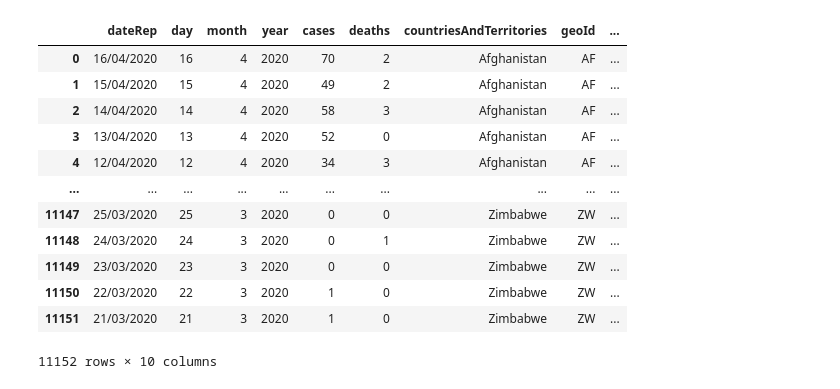
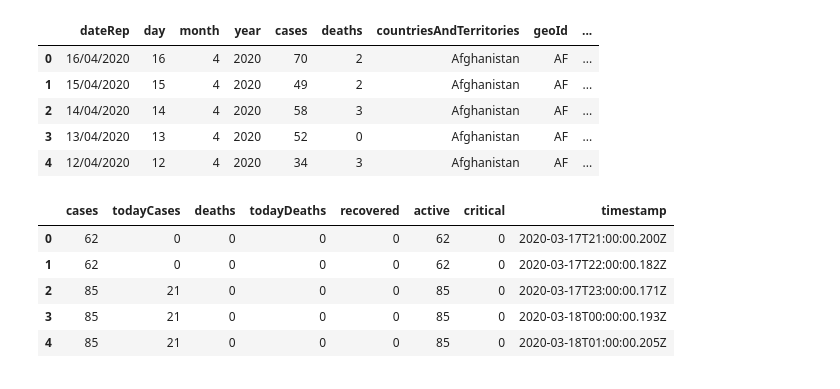
Before and after one commit to tshepojrampai/Covid-19, a Jupyter notebook: globals.ipynb, the cells around one changed output. Saved outputs shown, nothing was run; the diff lists cells and outputs as text; code cells hidden in the pictures.

```diff
--- a/globals.ipynb
+++ b/globals.ipynb
@@ -696,27 +184,25 @@ url4 = 'https://covid19.soficoop.com/country/za'
 # %%
 # url5 = 'https://api.covid19api.com/total/dayone/country/south-africa'
 # df5 = pd.read_json(url5, orient='columns')
 # url6 = 'https://api.covid19api.com/all?from=2020-04-01T00:00:00Z&to=2020-04-12T00:00:00Z'
 df6 = pd.read_csv('covid.csv',delimiter=',')
-df6
+df6.head()
 # %% [output]
 |  | dateRep | day | month | year | cases | deaths | countriesAndTerritories | geoId | ... |
 | 0 | 16/04/2020 | 16 | 4 | 2020 | 70 | 2 | Afghanistan | AF | ... |
 | 1 | 15/04/2020 | 15 | 4 | 2020 | 49 | 2 | Afghanistan | AF | ... |
 | 2 | 14/04/2020 | 14 | 4 | 2020 | 58 | 3 | Afghanistan | AF | ... |
 | 3 | 13/04/2020 | 13 | 4 | 2020 | 52 | 0 | Afghanistan | AF | ... |
 | 4 | 12/04/2020 | 12 | 4 | 2020 | 34 | 3 | Afghanistan | AF | ... |
-| ... | ... | ... | ... | ... | ... | ... | ... | ... | ... |
-| 11147 | 25/03/2020 | 25 | 3 | 2020 | 0 | 0 | Zimbabwe | ZW | ... |
-| 11148 | 24/03/2020 | 24 | 3 | 2020 | 0 | 1 | Zimbabwe | ZW | ... |
-| 11149 | 23/03/2020 | 23 | 3 | 2020 | 0 | 0 | Zimbabwe | ZW | ... |
-| 11150 | 22/03/2020 | 22 | 3 | 2020 | 1 | 0 | Zimbabwe | ZW | ... |
-| 11151 | 21/03/2020 | 21 | 3 | 2020 | 1 | 0 | Zimbabwe | ZW | ... |
-11152 rows × 10 columns
 # %%
-
+#Daily Commulative dataframe
 df4 = requests.get(url4).json()
 df4= pd.json_normalize(df4,record_path ='snapshots')
-# df5 = pd.read_csv('https://raw.githubusercontent.com/dsfsi/covid19za/master/data/covid19za_provincial_cumulative_timeline_confirmed.csv')
-# df5 = df5.fillna(0)
-# df5 = df5.drop(['YYYYMMDD'],axis=1)
+df4.head()
+# %% [output]
+|  | cases | todayCases | deaths | todayDeaths | recovered | active | critical | timestamp |
+| 0 | 62 | 0 | 0 | 0 | 0 | 62 | 0 | 2020-03-17T21:00:00.200Z |
+| 1 | 62 | 0 | 0 | 0 | 0 | 62 | 0 | 2020-03-17T22:00:00.182Z |
+| 2 | 85 | 21 | 0 | 0 | 0 | 85 | 0 | 2020-03-17T23:00:00.171Z |
+| 3 | 85 | 21 | 0 | 0 | 0 | 85 | 0 | 2020-03-18T00:00:00.193Z |
+| 4 | 85 | 21 | 0 | 0 | 0 | 85 | 0 | 2020-03-18T01:00:00.205Z |
```
Also changed, not shown: parts of 38 cells of this notebook.
